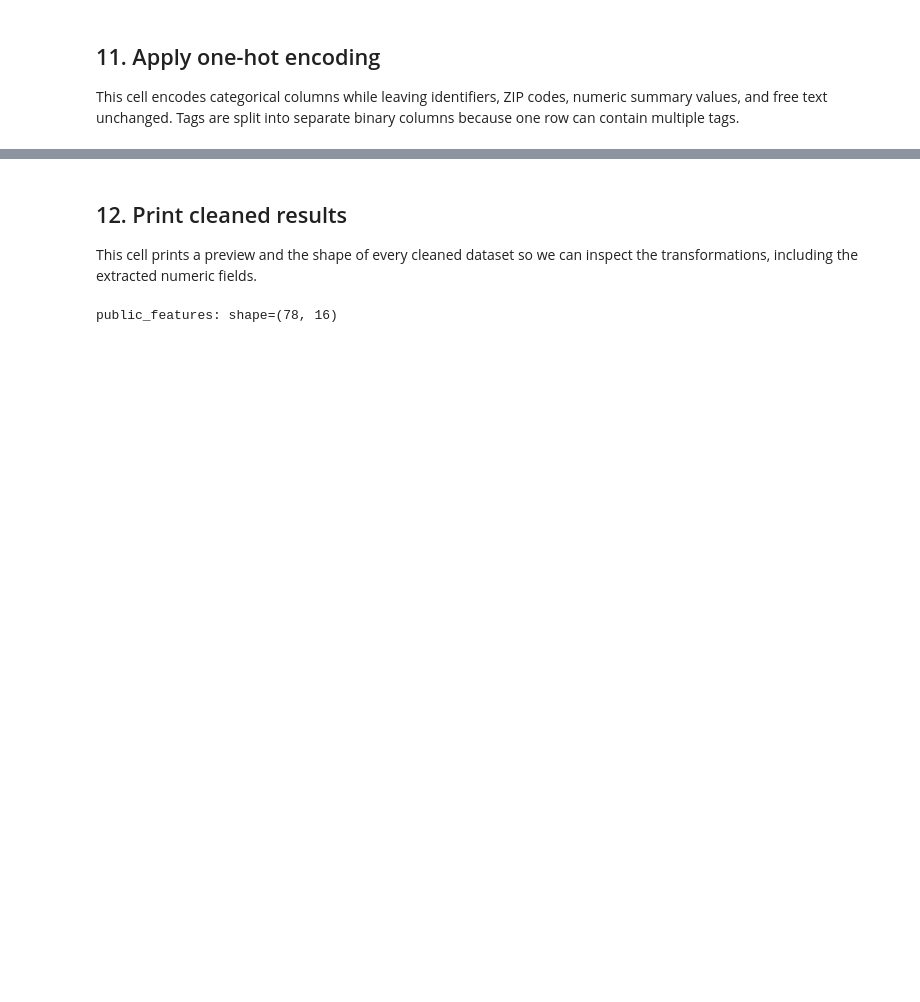
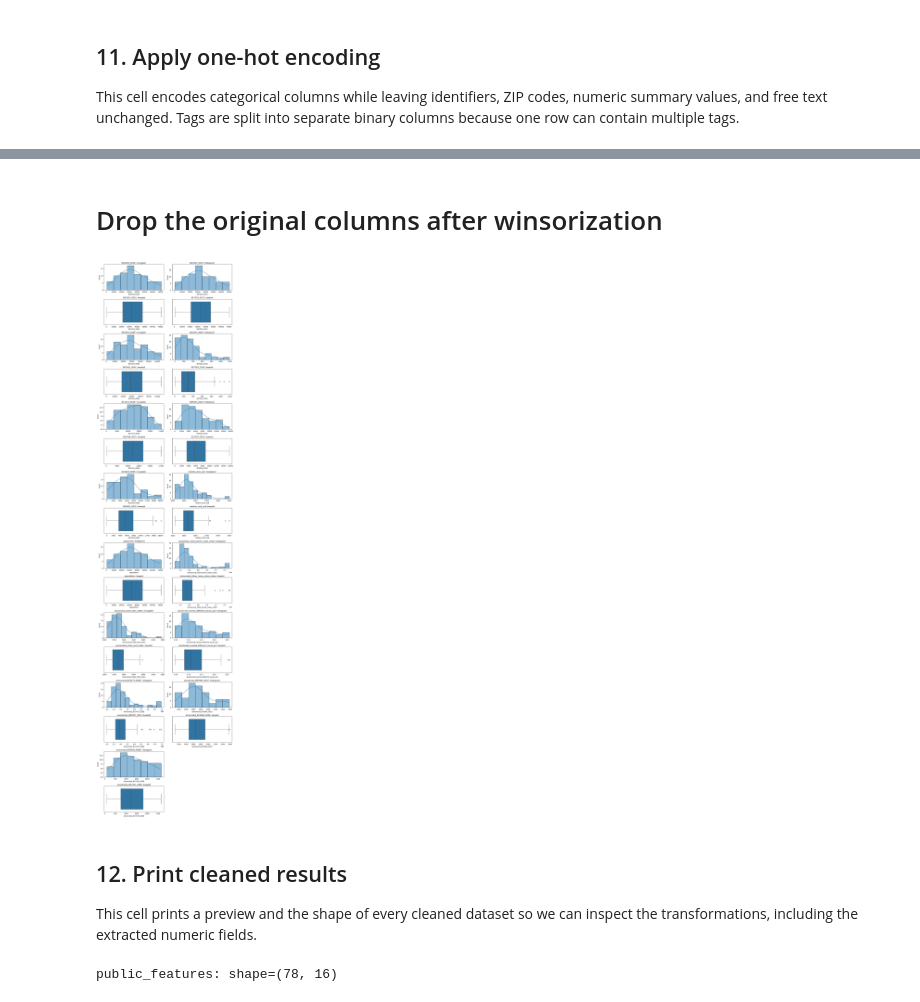
Before and after one commit to Break-Through-Tech/Flow-1B-responsible-ai-prototype-for-personalized-neighborhood-recommendations, a Jupyter notebook: notebooks/cleaning.ipynb, the cells around one changed output, grey strips where cells are left out. Cells and saved outputs as stored; diff of their text form; code cells hidden in the pictures; blank space fills up the shorter version.

```diff
--- a/notebooks/cleaning.ipynb
+++ b/notebooks/cleaning.ipynb
@@ -415,0 +677,32 @@ columns: ['zip', 'theme_co_living', 'theme_expensive', 'theme_pet_friendly', 'th
+# %%
+def drop_rows_with_excessive_zeros(df, max_zeros=3, exclude_columns=None):
+    """Drop rows that have more than max_zeros zero values in numeric columns."""
+    exclude_columns = set(exclude_columns or [])
+    numeric_columns = [
+        column for column in df.select_dtypes(include='number').columns
+        if column not in exclude_columns
+    ]
+
+    zero_counts = (df[numeric_columns] == 0).sum(axis=1)
+    keep_rows = zero_counts <= max_zeros
+    return df.loc[keep_rows].copy(), zero_counts, numeric_columns
+
+
+# Drop rows with 4 or more zeros (keep rows with 0-3 zeros)
+rows_before = len(public_features)
+
+public_features, public_zero_counts, zero_check_columns = drop_rows_with_excessive_zeros(
+    public_features,
+    max_zeros=3,
+    exclude_columns={'zip'},
+)
+datasets['public_features'] = public_features
+
+rows_dropped = rows_before - len(public_features)
+
+print(f'Columns checked for zeros: {zero_check_columns}')
+print(f'public_features: dropped {rows_dropped} rows with >= 4 zeros '
+      f'({rows_before} -> {len(public_features)})')
+print('Zero-count distribution before dropping:')
+print('Zeros in row | number of rows')
+print(public_zero_counts.value_counts().sort_index())
@@ -415,0 +1268,2 @@ columns: ['zip', 'theme_co_living', 'theme_expensive', 'theme_pet_friendly', 'th
+# %% [markdown]
+# Drop the original columns after winsorization
@@ -416,3 +1278,10 @@ columns: ['zip', 'theme_co_living', 'theme_expensive', 'theme_pet_friendly', 'th
+# %%
+plot_numeric_distributions(
+    public_features,
+    identifier_columns={'zip'},
+)
+# %% [output]
+[figure, added]
 # %% [markdown]
 ## 12. Print cleaned results
 
```
Also changed, not shown: parts of 26 cells of this notebook.
